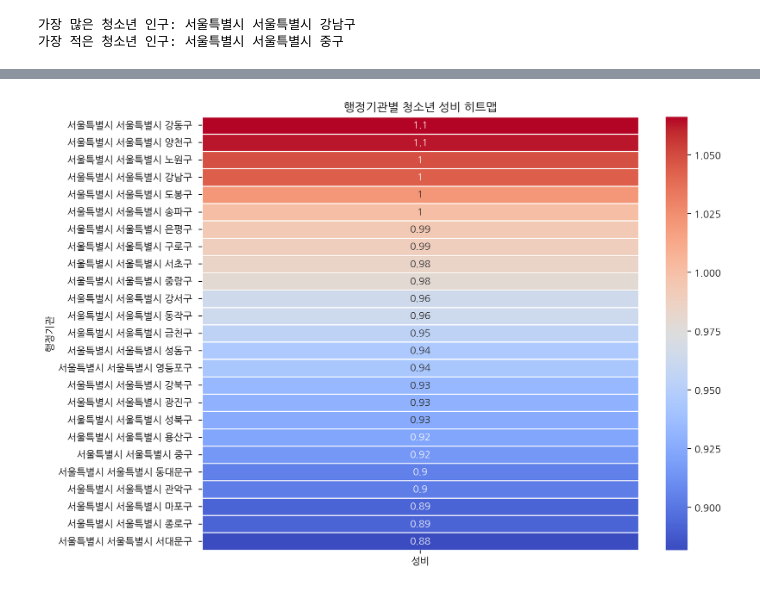
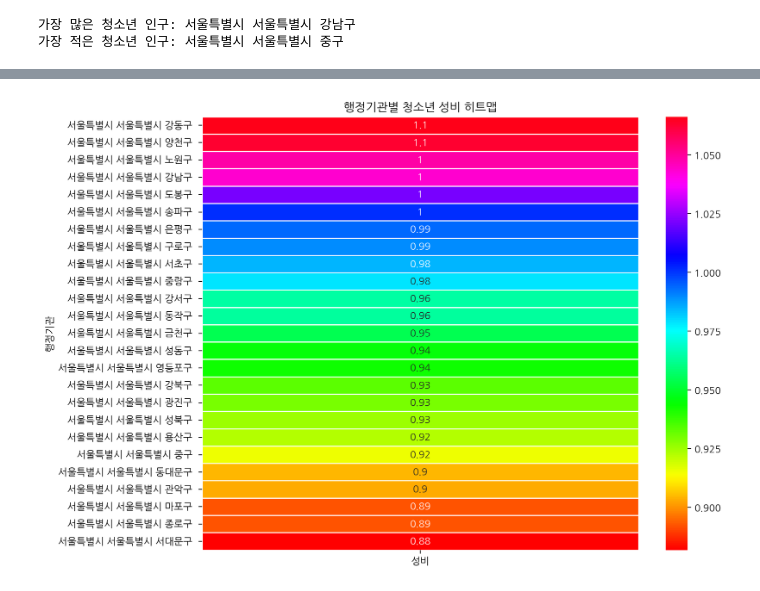
Before and after one commit to thdnjs0730/2024-1-my-BDA, a Jupyter notebook: 데이터분석과제_03조_20231596_최소원_20231596_최소원.ipynb, the cells around one changed output, grey strips where cells are left out. Cells and saved outputs as stored; diff of their text form; code cells hidden in the pictures.

```diff
--- a/데이터분석과제_03조_20231596_최소원_20231596_최소원.ipynb
+++ b/데이터분석과제_03조_20231596_최소원_20231596_최소원.ipynb
@@ -423,13 +420,13 @@ See the caveats in the documentation: https://pandas.pydata.org/pandas-docs/stab
 # %%
 # 히트맵을 그리기 위해 데이터 준비
 heatmap_data = data[['행정기관', '성비']].copy()
 heatmap_data.set_index('행정기관', inplace=True)
 heatmap_data = heatmap_data.sort_values(by='성비', ascending=False)
 
 # 히트맵 그리기
 plt.figure(figsize=(10, 8))
-sns.heatmap(heatmap_data, annot=True, cmap='coolwarm', cbar=True, linewidths=.5)
+sns.heatmap(heatmap_data, annot=True, cmap='hsv', cbar=True, linewidths=.5)
 plt.title('행정기관별 청소년 성비 히트맵')
 plt.show()
 # %% [output]
-[figure, old version]
+[figure, new version]
```
Also changed, not shown: parts of 9 cells of this notebook.
